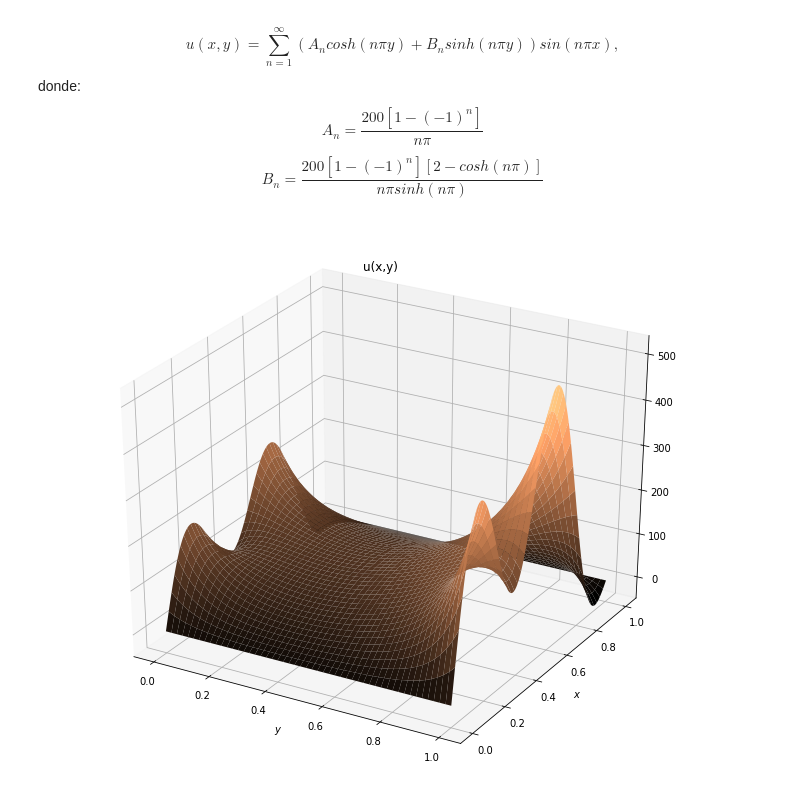
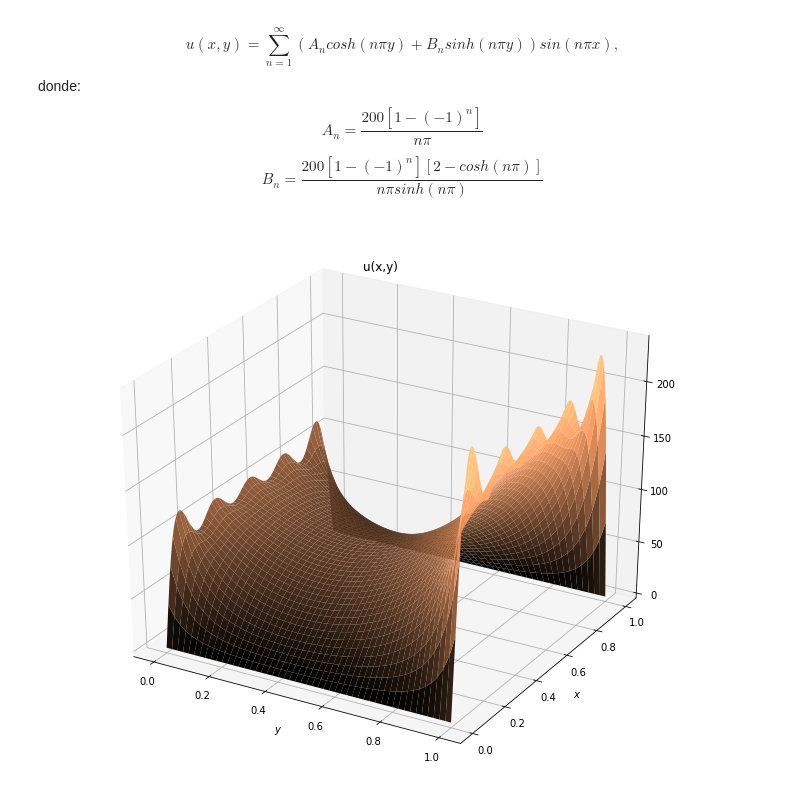
Before and after one commit to Adelfo729/Dirichlet-A-, a Jupyter notebook: Dirichlet_a.ipynb, the cells around one changed output. Saved outputs shown, nothing was run; the diff lists cells and outputs as text; code cells hidden in the pictures.

```diff
--- a/Dirichlet_a.ipynb
+++ b/Dirichlet_a.ipynb
@@ -15,36 +15,36 @@ $$B_n = \frac{200[1-(-1)^n][2-cosh(n\pi)]}{n\pi sinh(n\pi)}$$
 # %%
 from pylab import *
 x = linspace(0,1.0,1000)
 y = linspace(0,1.0,1000)
 
 def u_x_y(x,y):
-    N = 5
+    N = 10
     f = zeros((len(x),len(y)))
     for i in range(len(y)):
         for n in range(1,N):
-          A = (200*(1-(-1)^(n)))/(n*pi)
+          A = (200*(1-(-1)**(n)))/(n*pi)
 
-          B = (200*(1-(-1)^(n))*(2-cosh(n*pi)))/((n*pi)*sinh(n*pi))
+          B = (200*(1-(-1)**(n))*(2-cosh(n*pi)))/((n*pi)*sinh(n*pi))
           f[:,i] += sin(n*pi*x)*(A*cosh(n*pi*y[i])+B*sinh(n*pi*y[i]))
     return f
 
 
 
 #%matplotlib notebook
 from mpl_toolkits.mplot3d import Axes3D
 
 fig = plt.figure(figsize=(12,10))
 ax = fig.add_subplot(111, projection="3d")
 
 X,Y = np.meshgrid(x,y)
 
 U = u_x_y(x,y)
 
 plt.xlabel('$y$'); plt.ylabel('$x$');
 plt.title("u(x,y)")
 ax.plot_surface(X, Y, U, cmap="copper");
 # %% [output]
-[figure, old version]
+[figure, new version]
 # %%
 An = (200*(1-(-1)**(n)))/(n*pi)
           Bn = (200*(1-(-1)**(n))(2-cosh(n*pi)))/((n*pi)*sinh(n*pi))
```
